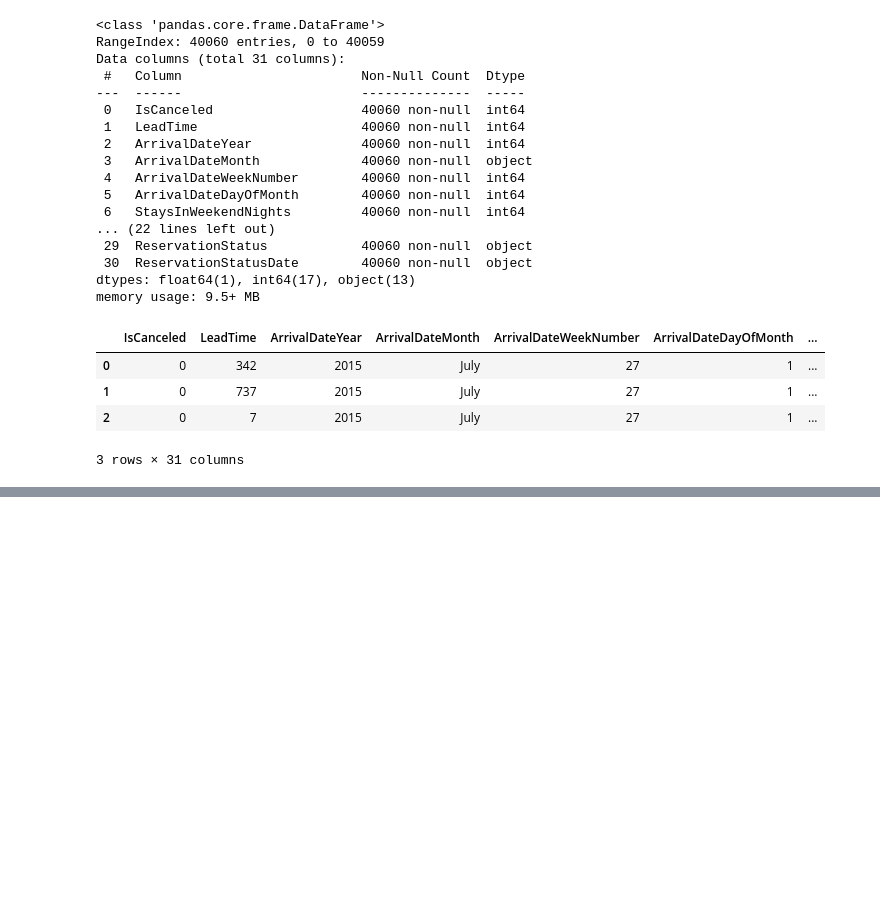
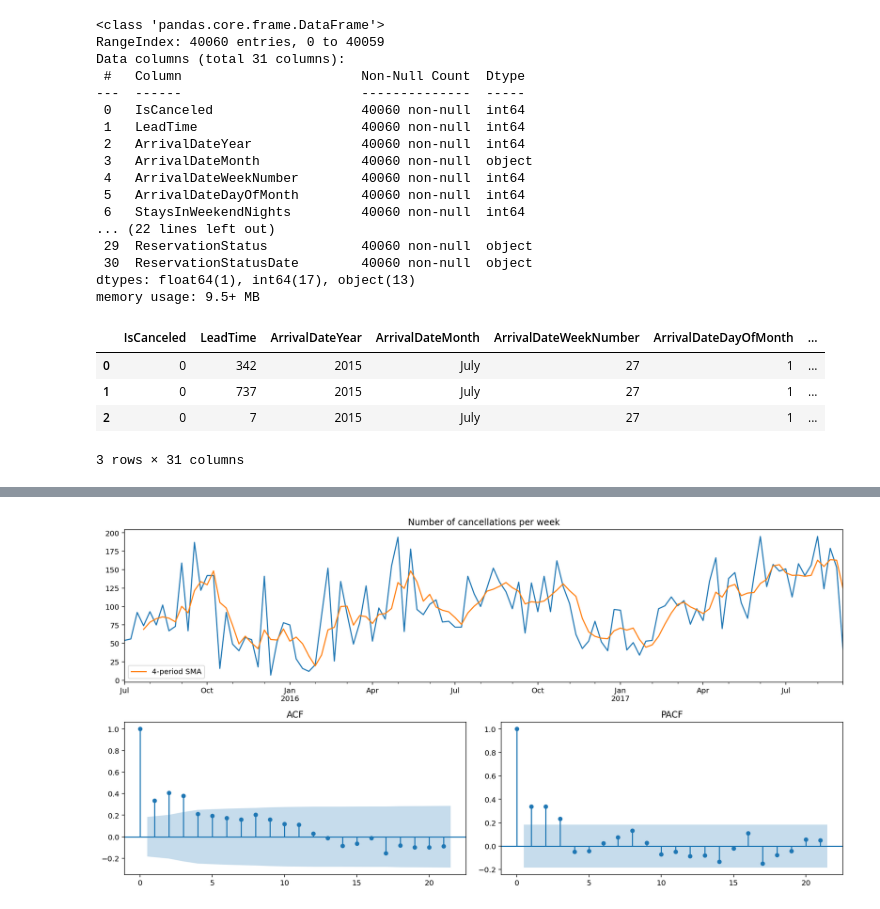
Before and after one commit to dimi-tree/time-series-forecasting, a Jupyter notebook: 01_hotel_cancellations.ipynb, the cells around one changed output, grey strips where cells are left out. Saved outputs shown, nothing was run; the diff lists cells and outputs as text; code cells hidden in the pictures; blank space fills up the shorter version.

```diff
--- a/01_hotel_cancellations.ipynb
+++ b/01_hotel_cancellations.ipynb
@@ -82,0 +50,12 @@ DatetimeIndex(['2015-07-05', '2015-07-12', '2015-07-19', '2015-07-26',
+# %%
+ts = data['IsCanceled']
+ts.index = pd.to_datetime(
+    (data['ArrivalDateYear'].astype(str)
+     + '-'
+     + data['ArrivalDateMonth']
+     + '-'
+     + data['ArrivalDateDayOfMonth'].astype(str))
+)
+
+ts.head(2)
+ts.tail(2)
@@ -82,0 +69,5 @@ DatetimeIndex(['2015-07-05', '2015-07-12', '2015-07-19', '2015-07-26',
+# %%
+ts = ts.resample('W-MON').sum()
+
+ts.head(2)
+ts.tail(2)
@@ -82,0 +81,16 @@ DatetimeIndex(['2015-07-05', '2015-07-12', '2015-07-19', '2015-07-26',
+# %%
+fig = plt.figure(constrained_layout=True, figsize=(14, 7))
+gs = fig.add_gridspec(2, 2)
+
+ax_top = fig.add_subplot(gs[0, :])
+ax_bot_0 = fig.add_subplot(gs[1, 0])
+ax_bot_1 = fig.add_subplot(gs[1, 1])
+
+_ = ts.plot(ax=ax_top, title='Number of cancellations per week', label='')
+_ = ts.rolling(window=4).mean().plot(ax=ax_top, label='4-period SMA')
+_ = plot_acf(ts, ax=ax_bot_0, title='ACF')
+_ = plot_pacf(ts, ax=ax_bot_1, title='PACF')
+
+_ = ax_top.legend()
+# %% [output]
+[figure, added]
```
Also changed, not shown: parts of 11 cells of this notebook.
